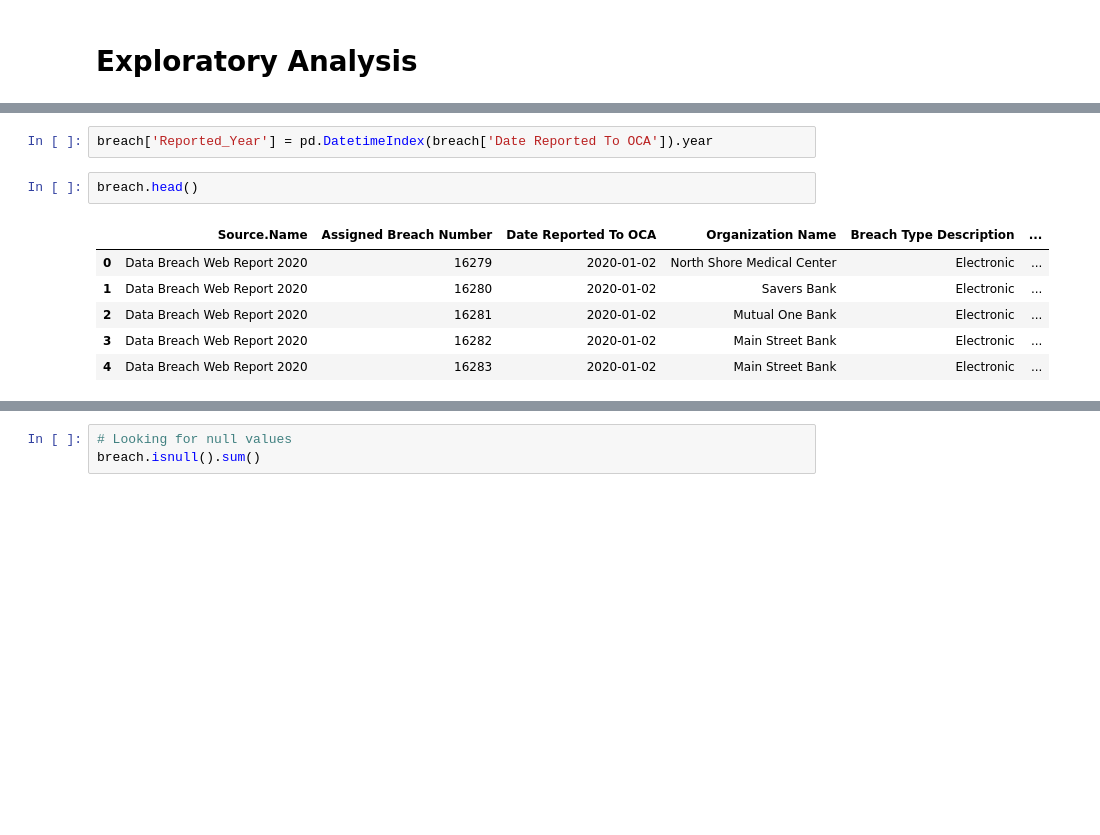
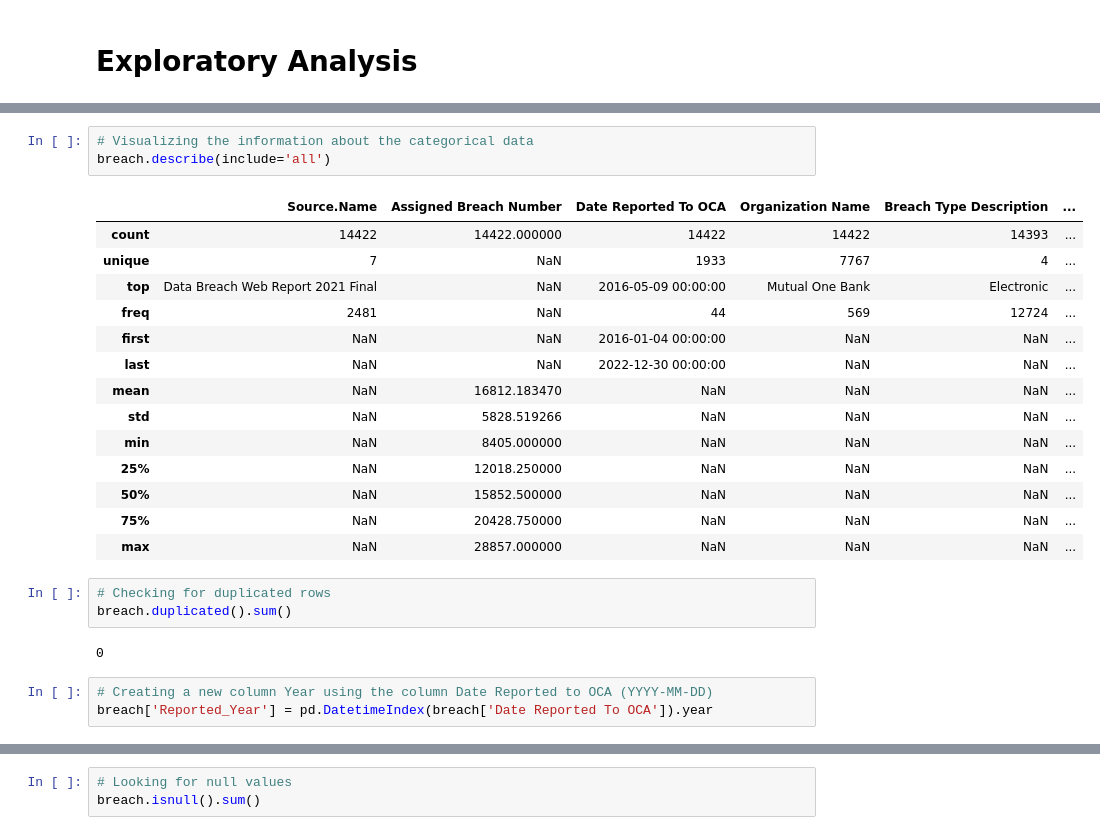
Before and after one commit to joncalle/AnalToolsDecMrk, a Jupyter notebook: DataBreach.ipynb, the cells around one changed output, grey strips where cells are left out. Cells and saved outputs as stored; diff of their text form; blank space fills up the shorter version.

```diff
--- a/DataBreach.ipynb
+++ b/DataBreach.ipynb
@@ -101,11 +102,26 @@ Length: 14422, dtype: bool
+# %%
+# Visualizing the information about the categorical data
+breach.describe(include='all')
+# %% [output]
+|  | Source.Name | Assigned Breach Number | Date Reported To OCA | Organization Name | Breach Type Description | ... |
+| count | 14422 | 14422.000000 | 14422 | 14422 | 14393 | ... |
+| unique | 7 | NaN | 1933 | 7767 | 4 | ... |
+| top | Data Breach Web Report 2021 Final | NaN | 2016-05-09 00:00:00 | Mutual One Bank | Electronic | ... |
+| freq | 2481 | NaN | 44 | 569 | 12724 | ... |
+| first | NaN | NaN | 2016-01-04 00:00:00 | NaN | NaN | ... |
+| last | NaN | NaN | 2022-12-30 00:00:00 | NaN | NaN | ... |
+| mean | NaN | 16812.183470 | NaN | NaN | NaN | ... |
+| std | NaN | 5828.519266 | NaN | NaN | NaN | ... |
+| min | NaN | 8405.000000 | NaN | NaN | NaN | ... |
+| 25% | NaN | 12018.250000 | NaN | NaN | NaN | ... |
+| 50% | NaN | 15852.500000 | NaN | NaN | NaN | ... |
+| 75% | NaN | 20428.750000 | NaN | NaN | NaN | ... |
+| max | NaN | 28857.000000 | NaN | NaN | NaN | ... |
+# %%
+# Checking for duplicated rows
+breach.duplicated().sum()
+# %% [output]
+0
 # %%
+# Creating a new column Year using the column Date Reported to OCA (YYYY-MM-DD)
 breach['Reported_Year'] = pd.DatetimeIndex(breach['Date Reported To OCA']).year
-# %%
-breach.head()
-# %% [output]
-|  | Source.Name | Assigned Breach Number | Date Reported To OCA | Organization Name | Breach Type Description | ... |
-| 0 | Data Breach Web Report 2020 | 16279 | 2020-01-02 | North Shore Medical Center | Electronic | ... |
-| 1 | Data Breach Web Report 2020 | 16280 | 2020-01-02 | Savers Bank | Electronic | ... |
-| 2 | Data Breach Web Report 2020 | 16281 | 2020-01-02 | Mutual One Bank | Electronic | ... |
-| 3 | Data Breach Web Report 2020 | 16282 | 2020-01-02 | Main Street Bank | Electronic | ... |
-| 4 | Data Breach Web Report 2020 | 16283 | 2020-01-02 | Main Street Bank | Electronic | ... |
```
Also changed, not shown: parts of 26 cells of this notebook.
